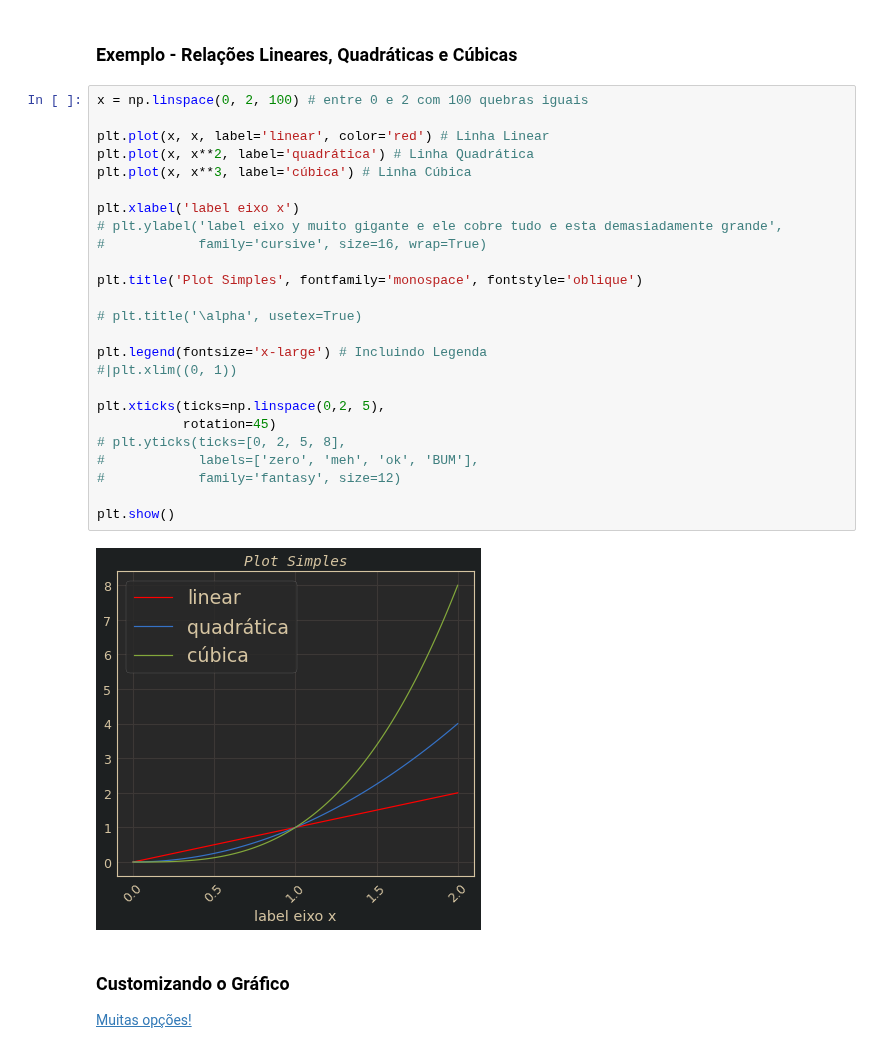
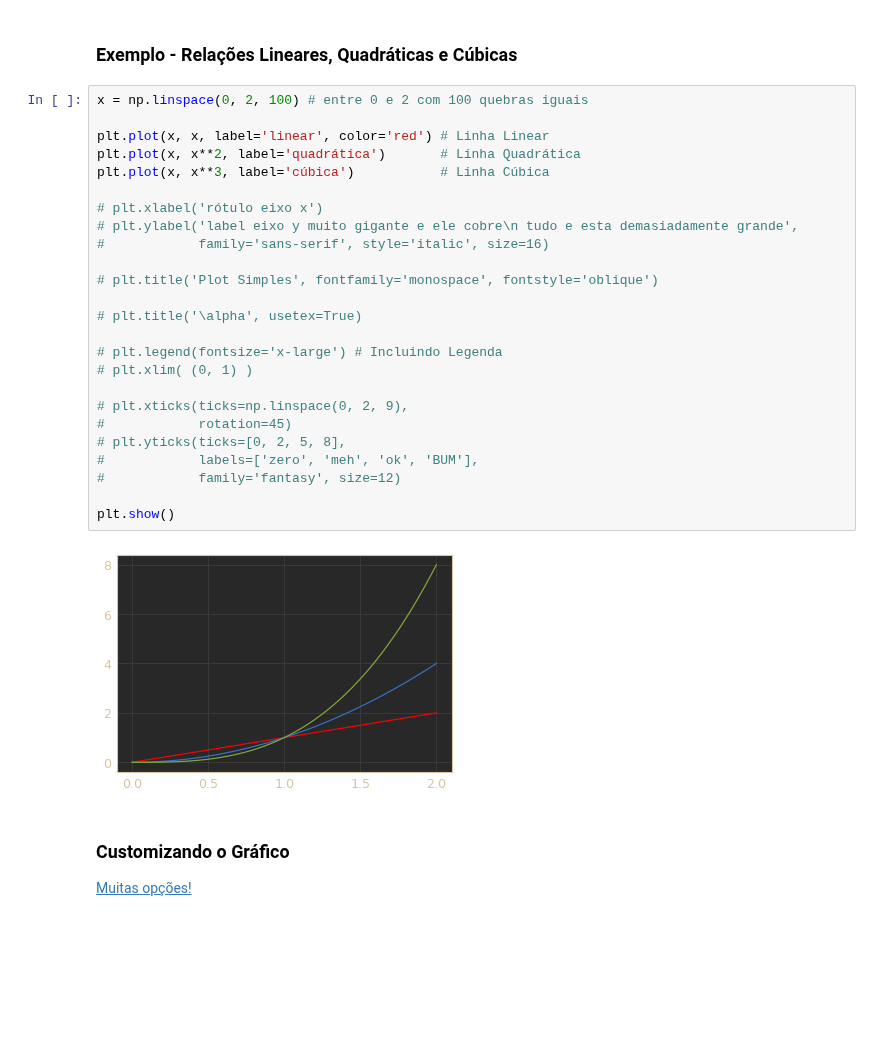
Before and after one commit to storopoli/ciencia-de-dados, a Jupyter notebook: notebooks/Aula_9_graficos.ipynb, the cells around one changed output. Drawn from its saved outputs; the diff is of its cells as text; blank space fills up the shorter version.

```diff
--- a/notebooks/Aula_9_graficos.ipynb
+++ b/notebooks/Aula_9_graficos.ipynb
@@ -84,30 +113,30 @@ plt.show()
 # %%
 x = np.linspace(0, 2, 100) # entre 0 e 2 com 100 quebras iguais
 
 plt.plot(x, x, label='linear', color='red') # Linha Linear
-plt.plot(x, x**2, label='quadrática') # Linha Quadrática
-plt.plot(x, x**3, label='cúbica') # Linha Cúbica
+plt.plot(x, x**2, label='quadrática')       # Linha Quadrática
+plt.plot(x, x**3, label='cúbica')           # Linha Cúbica
 
-plt.xlabel('label eixo x')
-# plt.ylabel('label eixo y muito gigante e ele cobre tudo e esta demasiadamente grande',
-#            family='cursive', size=16, wrap=True)
+# plt.xlabel('rótulo eixo x')
+# plt.ylabel('label eixo y muito gigante e ele cobre\n tudo e esta demasiadamente grande',
+#            family='sans-serif', style='italic', size=16)
 
-plt.title('Plot Simples', fontfamily='monospace', fontstyle='oblique')
+# plt.title('Plot Simples', fontfamily='monospace', fontstyle='oblique')
 
 # plt.title('\alpha', usetex=True)
 
-plt.legend(fontsize='x-large') # Incluindo Legenda
-#|plt.xlim((0, 1))
+# plt.legend(fontsize='x-large') # Incluindo Legenda
+# plt.xlim( (0, 1) )
 
-plt.xticks(ticks=np.linspace(0,2, 5),
-           rotation=45)
+# plt.xticks(ticks=np.linspace(0, 2, 9),
+#            rotation=45)
 # plt.yticks(ticks=[0, 2, 5, 8],
 #            labels=['zero', 'meh', 'ok', 'BUM'],
 #            family='fantasy', size=12)
 
 plt.show()
 # %% [output]
-[figure, old version]
+[figure, new version]
 # %% [markdown]
 ### Customizando o Gráfico
 
```
Also changed, not shown: parts of 27 cells of this notebook.
